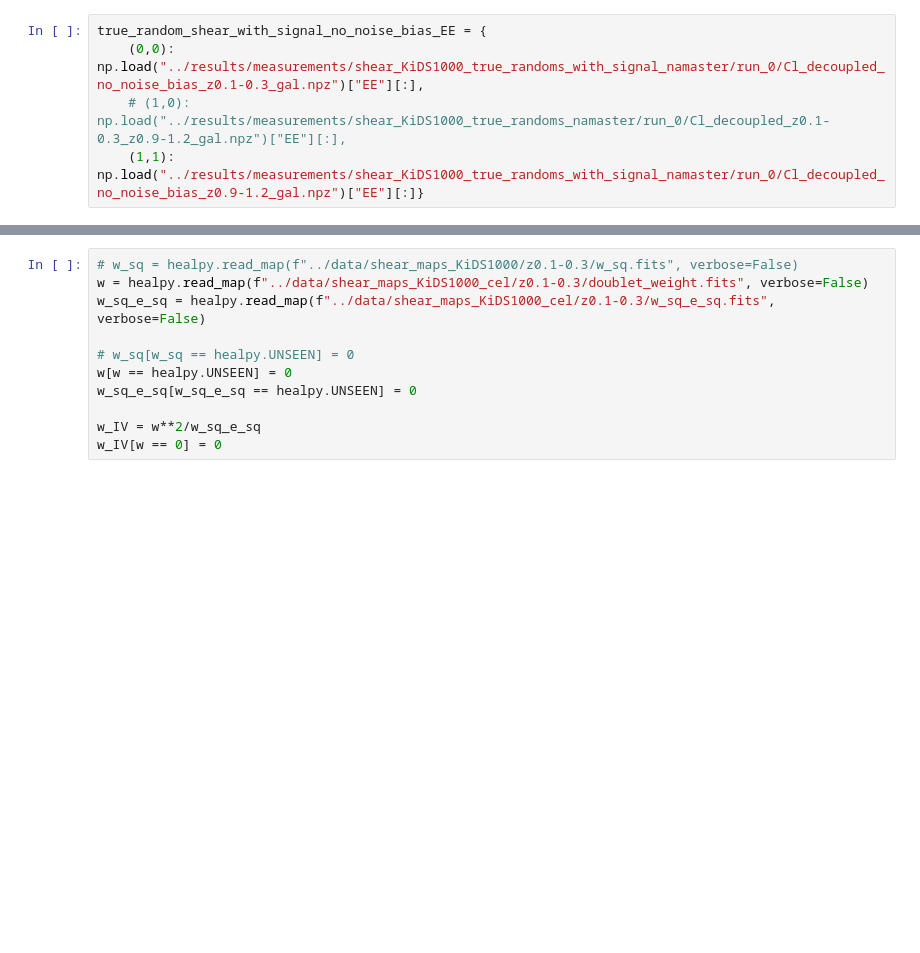
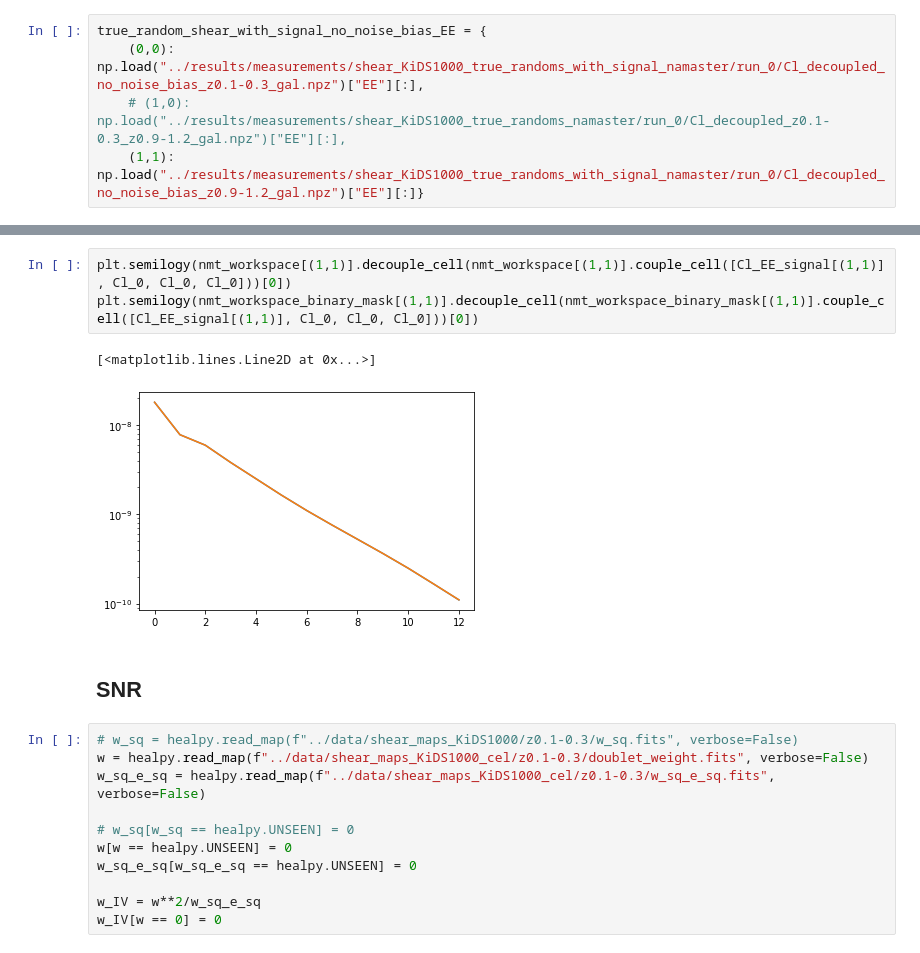
Before and after one commit to tilmantroester/KiDS-1000xtSZ, a Jupyter notebook: notebooks/covariance_shenanigans.ipynb, the cells around one changed output, grey strips where cells are left out. Saved outputs shown, nothing was run; the diff lists cells and outputs as text; blank space fills up the shorter version.

```diff
--- a/notebooks/covariance_shenanigans.ipynb
+++ b/notebooks/covariance_shenanigans.ipynb
@@ -904,3 +939,11 @@ fig.savefig("plots/noise_bias_subtraction.png", facecolor="w", dpi=300)
+# %%
+plt.semilogy(nmt_workspace[(1,1)].decouple_cell(nmt_workspace[(1,1)].couple_cell([Cl_EE_signal[(1,1)], Cl_0, Cl_0, Cl_0]))[0])
+plt.semilogy(nmt_workspace_binary_mask[(1,1)].decouple_cell(nmt_workspace_binary_mask[(1,1)].couple_cell([Cl_EE_signal[(1,1)], Cl_0, Cl_0, Cl_0]))[0])
+# %% [output]
+[<matplotlib.lines.Line2D at 0x...>]
+[figure, added]
+# %% [markdown]
+## SNR
 # %%
 # w_sq = healpy.read_map(f"../data/shear_maps_KiDS1000/z0.1-0.3/w_sq.fits", verbose=False)
 w = healpy.read_map(f"../data/shear_maps_KiDS1000_cel/z0.1-0.3/doublet_weight.fits", verbose=False)
```
Also changed, not shown: parts of 11 cells of this notebook.
